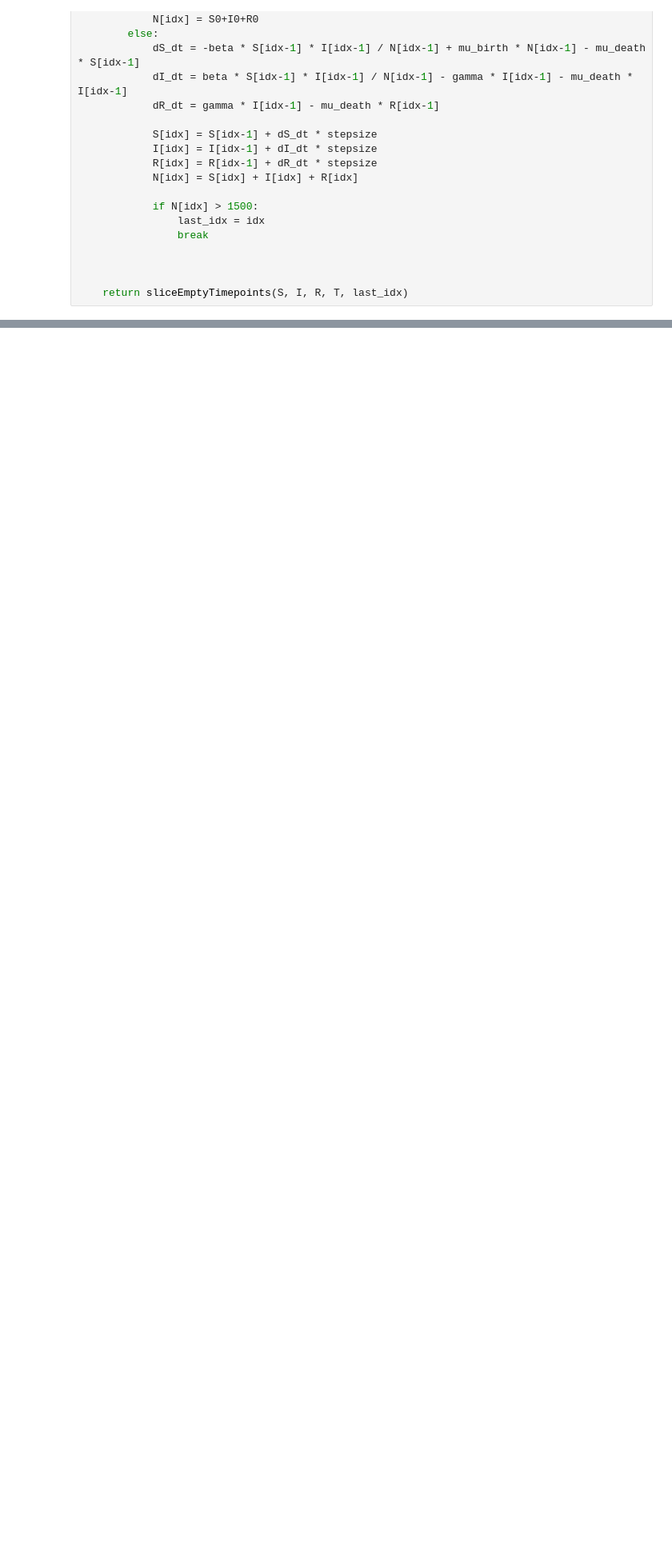
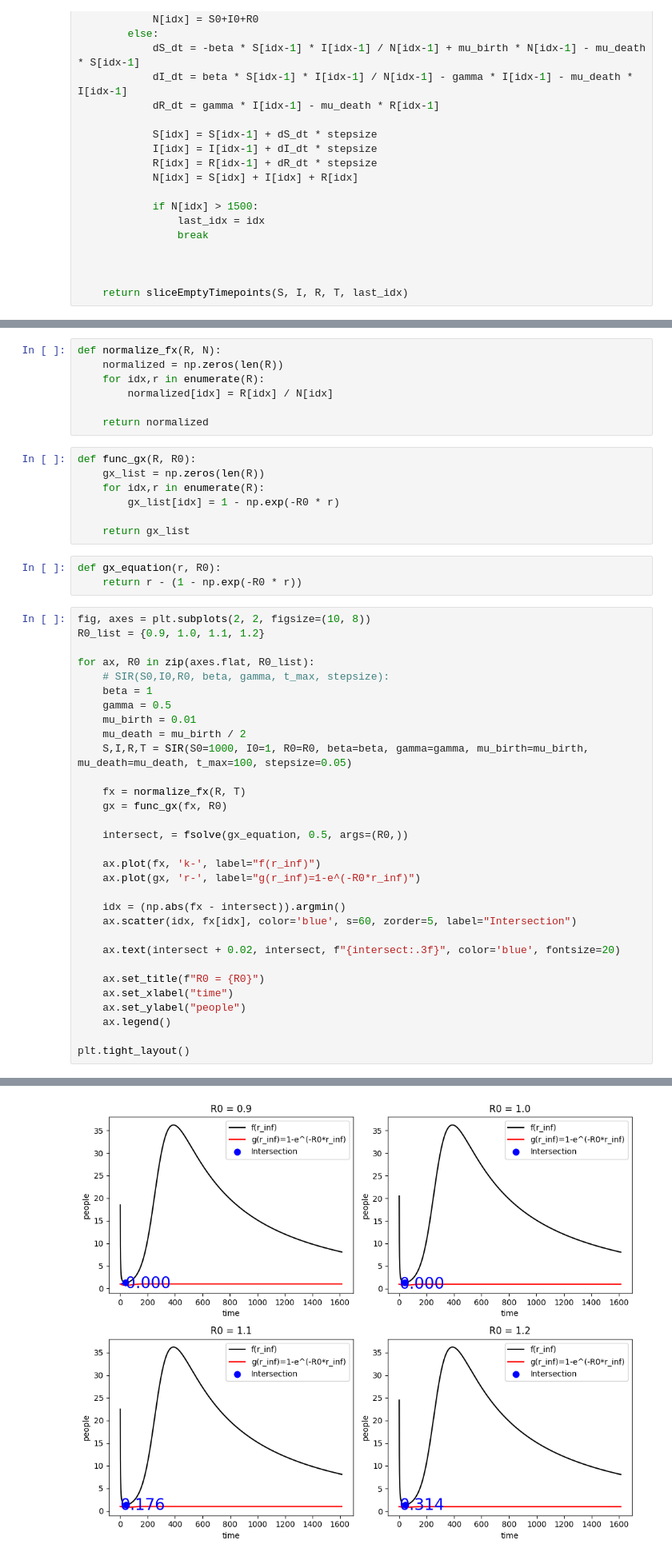
Before and after one commit to doublergreer/CSCI4897, a Jupyter notebook: Homework_1/Homework_1.ipynb, the cells around one changed output, grey strips where cells are left out. Shown: that part at 80% size. Drawn from its saved outputs; the diff is of its cells as text; blank space fills up the shorter version.

Commit message:
more figures & code

```diff
--- a/Homework_1/Homework_1.ipynb
+++ b/Homework_1/Homework_1.ipynb
@@ -59,0 +67,49 @@ ax.set_xlim(left=0)
+# %%
+def normalize_fx(R, N):
+    normalized = np.zeros(len(R))
+    for idx,r in enumerate(R):
+        normalized[idx] = R[idx] / N[idx]
+
+    return normalized
+# %%
+def func_gx(R, R0):
+    gx_list = np.zeros(len(R))
+    for idx,r in enumerate(R):
+        gx_list[idx] = 1 - np.exp(-R0 * r)
+
+    return gx_list
+# %%
+def gx_equation(r, R0):
+    return r - (1 - np.exp(-R0 * r))
+# %%
+fig, axes = plt.subplots(2, 2, figsize=(10, 8))
+R0_list = {0.9, 1.0, 1.1, 1.2}
+
+for ax, R0 in zip(axes.flat, R0_list):
+    # SIR(S0,I0,R0, beta, gamma, t_max, stepsize):
+    beta = 1
+    gamma = 0.5
+    mu_birth = 0.01
+    mu_death = mu_birth / 2
+    S,I,R,T = SIR(S0=1000, I0=1, R0=R0, beta=beta, gamma=gamma, mu_birth=mu_birth, mu_death=mu_death, t_max=100, stepsize=0.05)
+
+    fx = normalize_fx(R, T)
+    gx = func_gx(fx, R0)
+
+    intersect, = fsolve(gx_equation, 0.5, args=(R0,))
+
+    ax.plot(fx, 'k-', label="f(r_inf)")
+    ax.plot(gx, 'r-', label="g(r_inf)=1-e^(-R0*r_inf)")
+
+    idx = (np.abs(fx - intersect)).argmin()
+    ax.scatter(idx, fx[idx], color='blue', s=60, zorder=5, label="Intersection")
+
+    ax.text(intersect + 0.02, intersect, f"{intersect:.3f}", color='blue', fontsize=20)
+
+    ax.set_title(f"R0 = {R0}")
+    ax.set_xlabel("time")
+    ax.set_ylabel("people")
+    ax.legend()
+
+plt.tight_layout()
+# %% [output]
@@ -59,0 +118 @@ ax.set_xlim(left=0)
+[figure, added]
```
Also changed, not shown: parts of 6 cells of this notebook.
